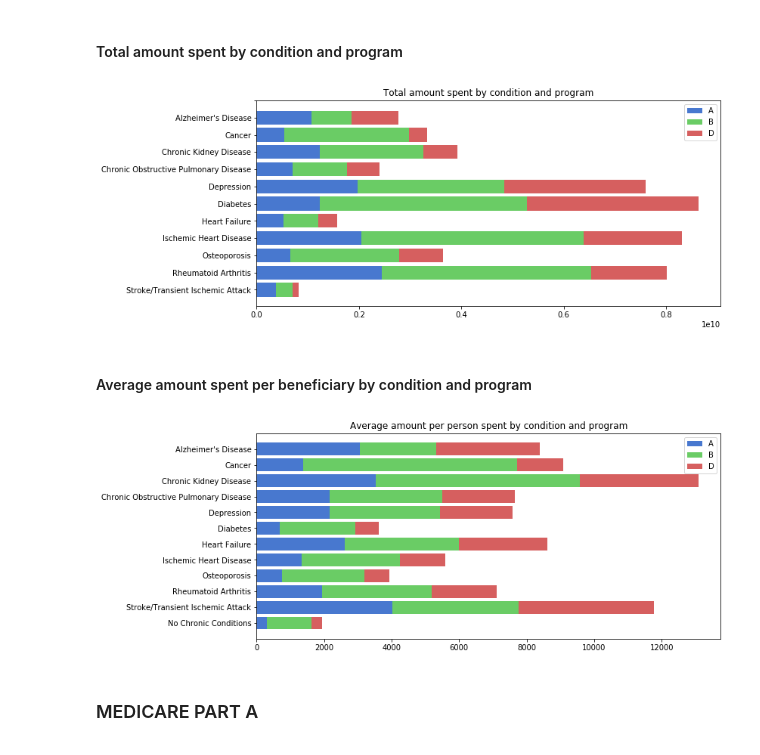
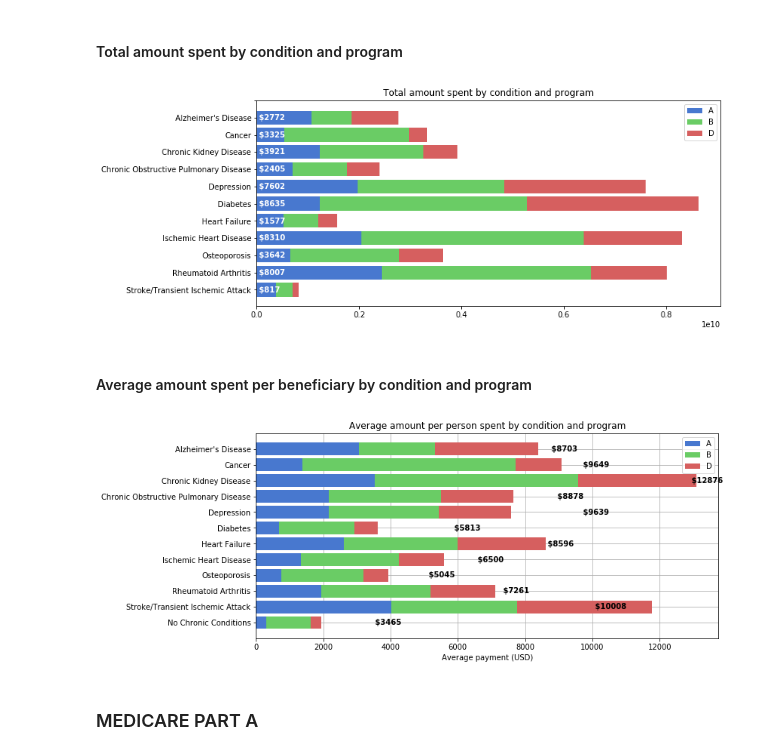
Before and after one commit to ektylr/Nov17Examples, a Jupyter notebook: hca204/Assignment_4_group.ipynb, the cells around one changed output. Saved outputs shown, nothing was run; the diff lists cells and outputs as text; code cells hidden in the pictures.

Commit message:
prevalence numbers

```diff
--- a/hca204/Assignment_4_group.ipynb
+++ b/hca204/Assignment_4_group.ipynb
@@ -281,14 +281,14 @@ def print_numbers(chroncon, numbers):
     print('       ', 'Num benes with this condition:',
            str(int(n['part_D']['num_benes'])))
 
-    print('       ', 'Total spent on RX for people with this condition:',
-           str(n['part_D']['tot_cost']))
+#    print('       ', 'Total spent on RX for people with this condition:',
+#           str(n['part_D']['tot_cost']))
 
-    print('       ', 'Average number of RX per person with this condition:',
-           str(n['part_D']['avg_num_rx']))
+#    print('       ', 'Average number of RX per person with this condition:',
+#           str(n['part_D']['avg_num_rx']))
 
-    print('       ', 'Average RX cost per person with this condition:',
-           str(n['part_D']['avg_rx_cost']))
+#    print('       ', 'Average RX cost per person with this condition:',
+#           str(n['part_D']['avg_rx_cost']))
 
     print('\n\n\n')
 # %%
@@ -319,7 +319,7 @@ avg_num_rx_part_D = []
 # %% [markdown]
 # Start here!
 # %%
-numbers1 = build_numbers(df)#, excl=False)
+numbers1 = build_numbers(df, excl=True)
 for x in reversed(chron_conditions):
     print_numbers(x, numbers1)
 # %% [output]
@@ -396,30 +396,39 @@ p4 = plt.barh(idx[:-1], tot_paid_part_D[1:], left=left_D)
 
 plt.title('Total amount spent by condition and program')
 plt.yticks(idx, con_labels[1:])
+for i,v in enumerate(chron_conditions[1:]):
+    v = int((tot_paid_part_A[i+1] + tot_paid_part_B[i+1] + tot_paid_part_D[i+1]) / 1000000)
+    plt.text(v, i, ' ' + '${0}'.format(v), va='center', color='white', fontweight='bold')
 plt.legend((p1[0], p2[0], p4[0]), ('A', 'B', 'D'))
 plt.show();
 # %% [output]
-[figure, old version]
+[figure, new version]
 # %% [markdown]
 #### Average amount spent per beneficiary by condition and program
 # %%
-_ = plt.figure(figsize=(11,5))
+#_ = plt.figure(figsize=(11,5))
+fig, ax = plt.subplots(1,1,figsize=(11,5));
 
 left_A = None
 left_B = avg_paid_part_A
 left_D = [sum(x) for x in zip(avg_paid_part_A, avg_paid_part_B)]
 
+ax.grid();
 
 p1 = plt.barh(idx, avg_paid_part_A)
 p2 = plt.barh(idx, avg_paid_part_B, left=left_B)
 p4 = plt.barh(idx, avg_paid_part_A, left=left_D)
 
 plt.title('Average amount per person spent by condition and program')
 plt.yticks(idx, con_labels)
+for i,v in enumerate(chron_conditions):
+    v = int((avg_paid_part_A[i] + avg_paid_part_B[i] + avg_paid_part_D[i]))
+    plt.text(v, i, ' ' + '${0}'.format(v), va='center', color='black', fontweight='bold')
+plt.xlabel('Average payment (USD)')
 plt.legend((p1[0], p2[0], p4[0]), ('A', 'B', 'D'))
 plt.show();
 # %% [output]
-[figure, old version]
+[figure, new version]
 # %% [markdown]
 ### MEDICARE PART A
 # %%
```
Also changed, not shown: parts of 4 cells of this notebook.
